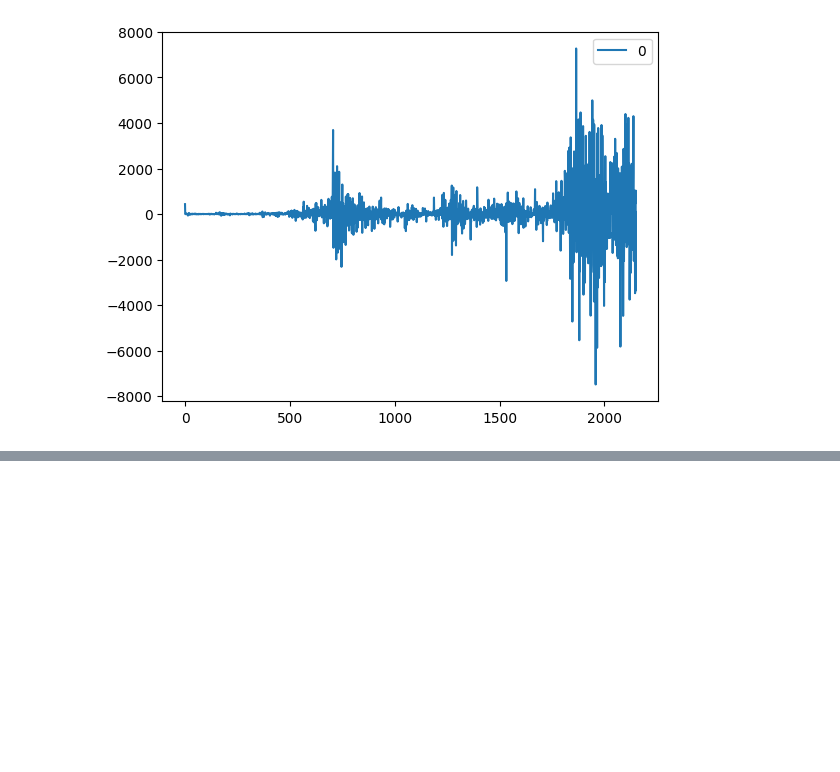
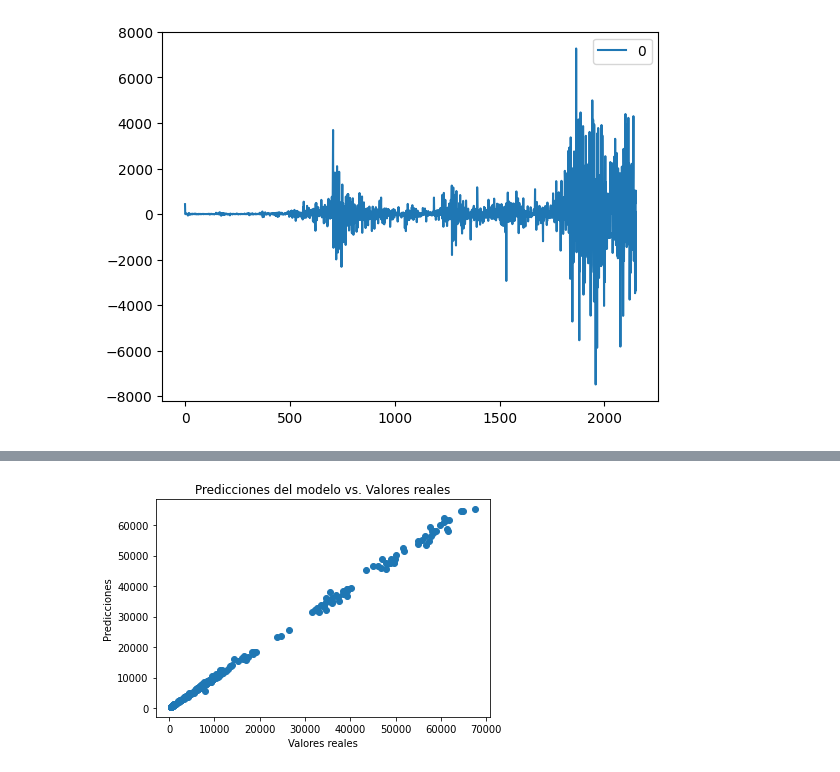
Before and after one commit to martinezmarcos93/PrimeraEntregaProyectoFinalDS, a Jupyter notebook: PrimeraEntrega_MarcosRamaPaty.ipynb, the cells around one changed output, grey strips where cells are left out. Saved outputs shown, nothing was run; the diff lists cells and outputs as text; code cells hidden in the pictures; blank space fills up the shorter version.

```diff
--- a/PrimeraEntrega_MarcosRamaPaty.ipynb
+++ b/PrimeraEntrega_MarcosRamaPaty.ipynb
@@ -624,0 +650,28 @@ Warnings:
+# %%
+# Eliminar filas con valores faltantes en la columna 'Close'
+df.dropna(subset=['Close'], inplace=True)
+
+# Extraer características
+X = df[['Date']]
+y = df['Close']
+
+# Convertir 'Date' a tipo datetime
+X['Date'] = pd.to_datetime(X['Date'])
+
+# Convertir 'Date' a valores numéricos
+X['Date'] = X['Date'].values.astype(float)
+
+# Dividir los datos en conjuntos de entrenamiento y prueba
+X_train, X_test, y_train, y_test = train_test_split(X, y, test_size=0.2, random_state=42)
+
+# Crear el modelo de Bosques aleatorios (Random Forest)
+model = RandomForestRegressor(random_state=42)
+
+# Entrenar el modelo
+model.fit(X_train, y_train)
+
+# Realizar predicciones en el conjunto de prueba
+y_pred = model.predict(X_test)
+
+# Calcular el error cuadrático medio (MSE)
+mse = mean_squared_error(y_test, y_pred)
@@ -624,0 +703,12 @@ Warnings:
+# %%
+# Realizar predicciones en el conjunto de prueba
+y_pred = model.predict(X_test)
+
+# Crear el gráfico de dispersión
+plt.scatter(y_test, y_pred)
+plt.xlabel("Valores reales")
+plt.ylabel("Predicciones")
+plt.title("Predicciones del modelo vs. Valores reales")
+plt.show()
+# %% [output]
+[figure, added]
```
Also changed, not shown: parts of 14 cells of this notebook.
